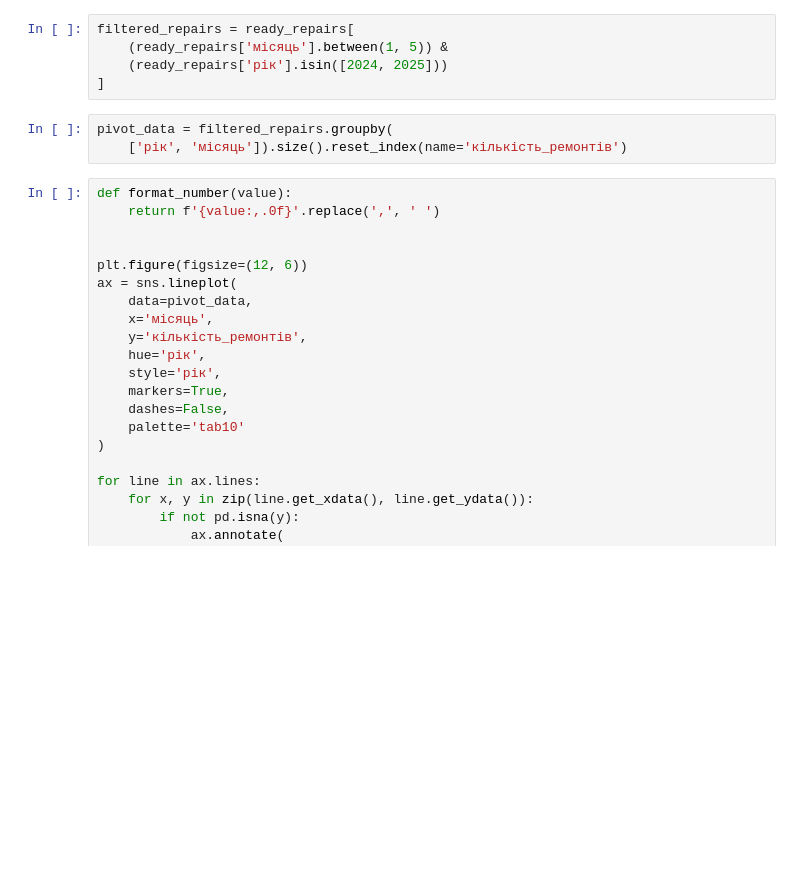
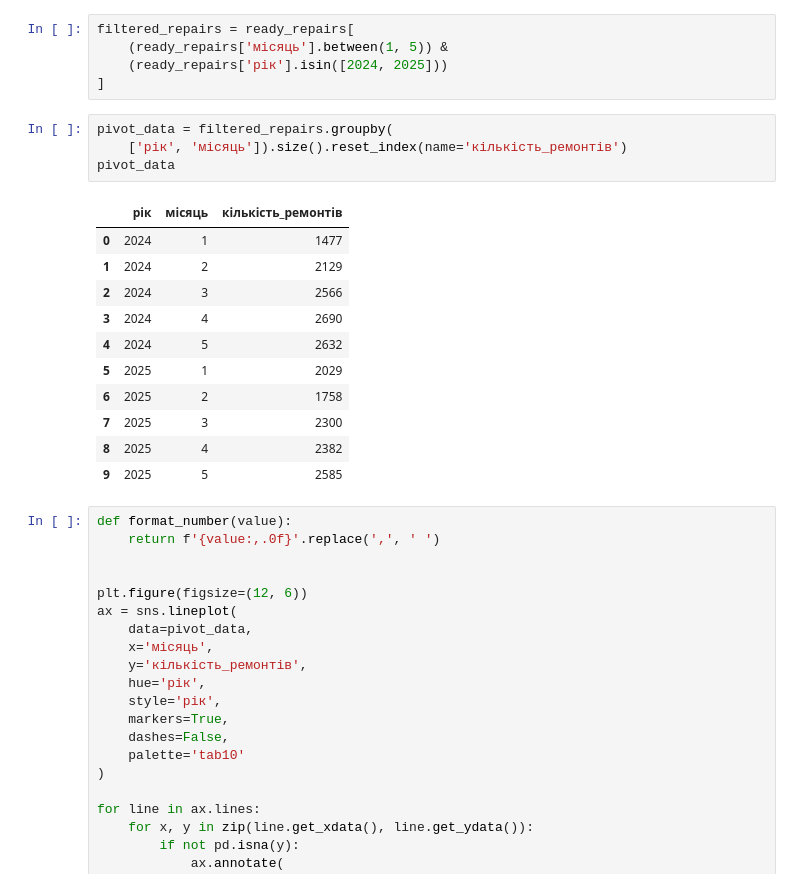
Before and after one commit to DmytOm/Automotive-Repairs-Analysis-2024-2025-Data-Analytics-Project, a Jupyter notebook: notebook/Repair_Analysis.ipynb, the cells around one changed output. Drawn from its saved outputs; the diff is of its cells as text; blank space fills up the shorter version.

```diff
--- a/notebook/Repair_Analysis.ipynb
+++ b/notebook/Repair_Analysis.ipynb
@@ -472,6 +472,19 @@ filtered_repairs = ready_repairs[
 # %%
 pivot_data = filtered_repairs.groupby(
     ['рік', 'місяць']).size().reset_index(name='кількість_ремонтів')
+pivot_data
+# %% [output]
+|  | рік | місяць | кількість_ремонтів |
+| 0 | 2024 | 1 | 1477 |
+| 1 | 2024 | 2 | 2129 |
+| 2 | 2024 | 3 | 2566 |
+| 3 | 2024 | 4 | 2690 |
+| 4 | 2024 | 5 | 2632 |
+| 5 | 2025 | 1 | 2029 |
+| 6 | 2025 | 2 | 1758 |
+| 7 | 2025 | 3 | 2300 |
+| 8 | 2025 | 4 | 2382 |
+| 9 | 2025 | 5 | 2585 |
 # %%
 def format_number(value):
     return f'{value:,.0f}'.replace(',', ' ')
```
Also changed, not shown: parts of 1 cell of this notebook.
